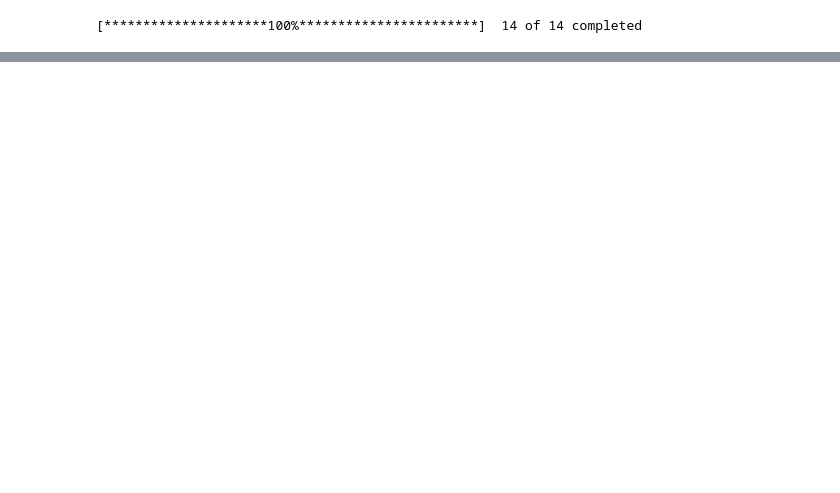
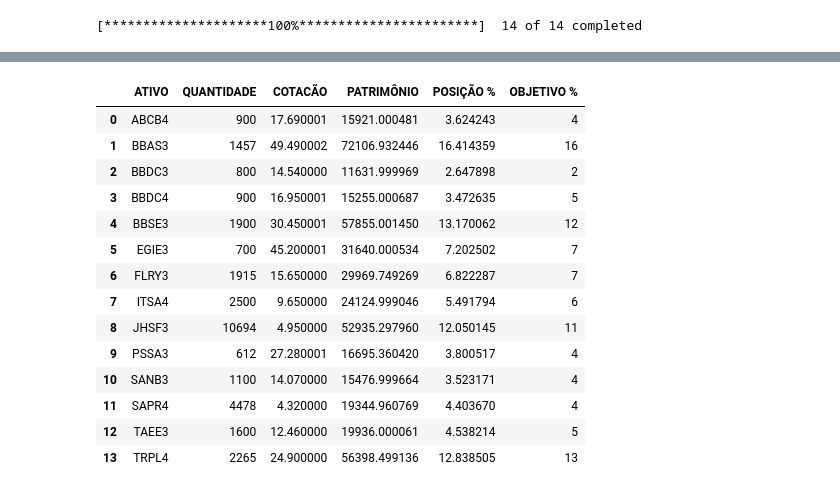
Before and after one commit to thiarly/Data-Science-Finance, a Jupyter notebook: Project Activition/Balaceamento.ipynb, the cells around one changed output, grey strips where cells are left out. Saved outputs shown, nothing was run; the diff lists cells and outputs as text; code cells hidden in the pictures; blank space fills up the shorter version.

```diff
--- a/Project Activition/Balaceamento.ipynb
+++ b/Project Activition/Balaceamento.ipynb
@@ -165,0 +211,36 @@ valor_carteira
+# %%
+valores_meta = {
+    'TRPL4': 13,
+    'TAEE3': 5,
+    'EGIE3': 7,
+    'SANB3': 4,
+    'ABCB4': 4,
+    'FLRY3': 7,
+    'PSSA3': 4,
+    'ITSA4': 6,
+    'SAPR4': 4,
+    'JHSF3': 11,
+    'BBDC3': 2,
+    'BBSE3': 12,
+    'BBDC4': 5,
+    'BBAS3': 16
+}
+
+df_merged['OBJETIVO %'] = df_merged['ATIVO'].map(valores_meta)
+df_merged
+# %% [output]
+|  | ATIVO | QUANTIDADE | COTACÃO | PATRIMÔNIO | POSIÇÃO % | OBJETIVO % |
+| 0 | ABCB4 | 900 | 17.690001 | 15921.000481 | 3.624243 | 4 |
+| 1 | BBAS3 | 1457 | 49.490002 | 72106.932446 | 16.414359 | 16 |
+| 2 | BBDC3 | 800 | 14.540000 | 11631.999969 | 2.647898 | 2 |
+| 3 | BBDC4 | 900 | 16.950001 | 15255.000687 | 3.472635 | 5 |
+| 4 | BBSE3 | 1900 | 30.450001 | 57855.001450 | 13.170062 | 12 |
+| 5 | EGIE3 | 700 | 45.200001 | 31640.000534 | 7.202502 | 7 |
+| 6 | FLRY3 | 1915 | 15.650000 | 29969.749269 | 6.822287 | 7 |
+| 7 | ITSA4 | 2500 | 9.650000 | 24124.999046 | 5.491794 | 6 |
+| 8 | JHSF3 | 10694 | 4.950000 | 52935.297960 | 12.050145 | 11 |
+| 9 | PSSA3 | 612 | 27.280001 | 16695.360420 | 3.800517 | 4 |
+| 10 | SANB3 | 1100 | 14.070000 | 15476.999664 | 3.523171 | 4 |
+| 11 | SAPR4 | 4478 | 4.320000 | 19344.960769 | 4.403670 | 4 |
+| 12 | TAEE3 | 1600 | 12.460000 | 19936.000061 | 4.538214 | 5 |
+| 13 | TRPL4 | 2265 | 24.900000 | 56398.499136 | 12.838505 | 13 |
```
Also changed, not shown: parts of 21 cells of this notebook.
